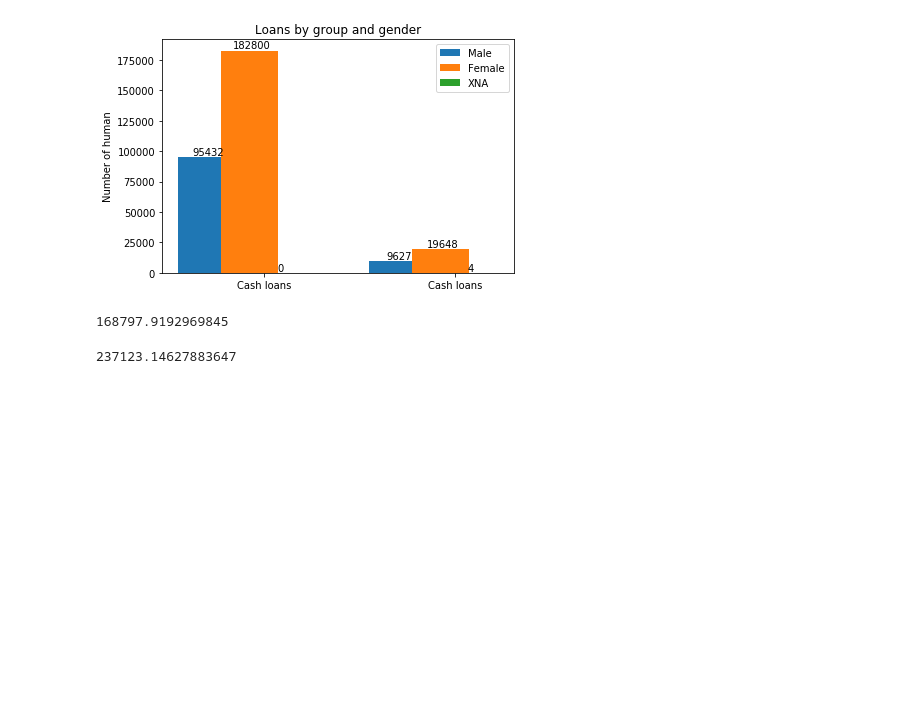
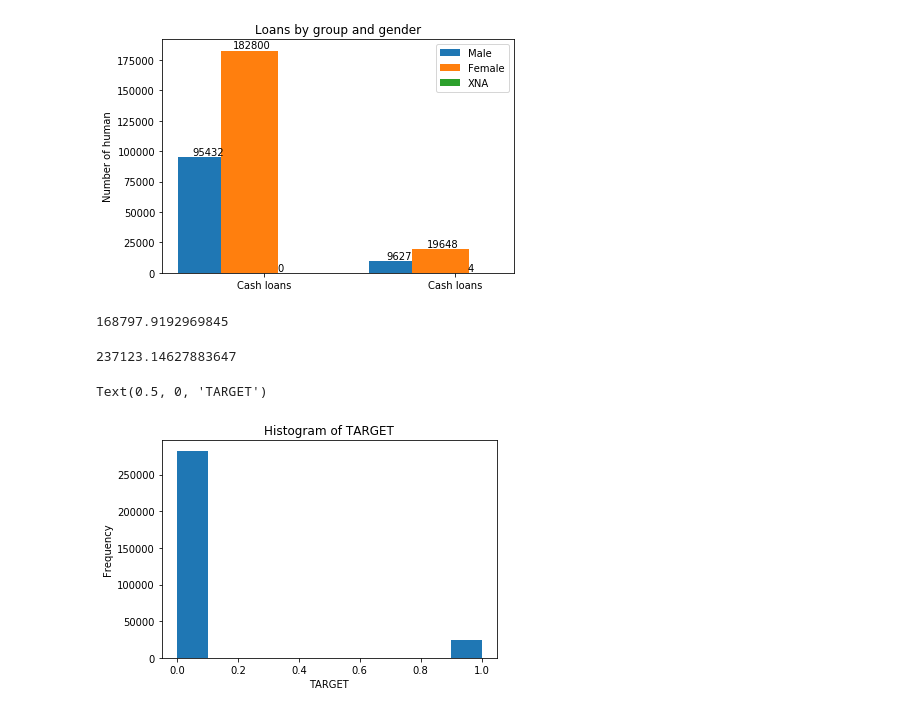
Before and after one commit to rubio1497/4th-ML100Days, a Jupyter notebook: HW Day8/Day_008_HW.ipynb, the cells around one changed output. Drawn from its saved outputs; the diff is of its cells as text; code cells hidden in the pictures; blank space fills up the shorter version.

```diff
--- a/HW Day8/Day_008_HW.ipynb
+++ b/HW Day8/Day_008_HW.ipynb
@@ -154,3 +154,12 @@ app_train['AMT_INCOME_TOTAL'].mean()
 app_train['AMT_INCOME_TOTAL'].std()
 # %% [output]
 237123.14627883647
+# %%
+# hist 只能使用數字(DATA 型態)
+fig,axes = plt.subplots()
+app_train['TARGET'].plot.hist(bins=10,ax=axes)
+axes.set_title('Histogram of TARGET')  #設定直方圖的標題
+axes.set_xlabel('TARGET')              # 設定直方圖橫座標軸的標籤
+# %% [output]
+Text(0.5, 0, 'TARGET')
+[figure, added]
```
